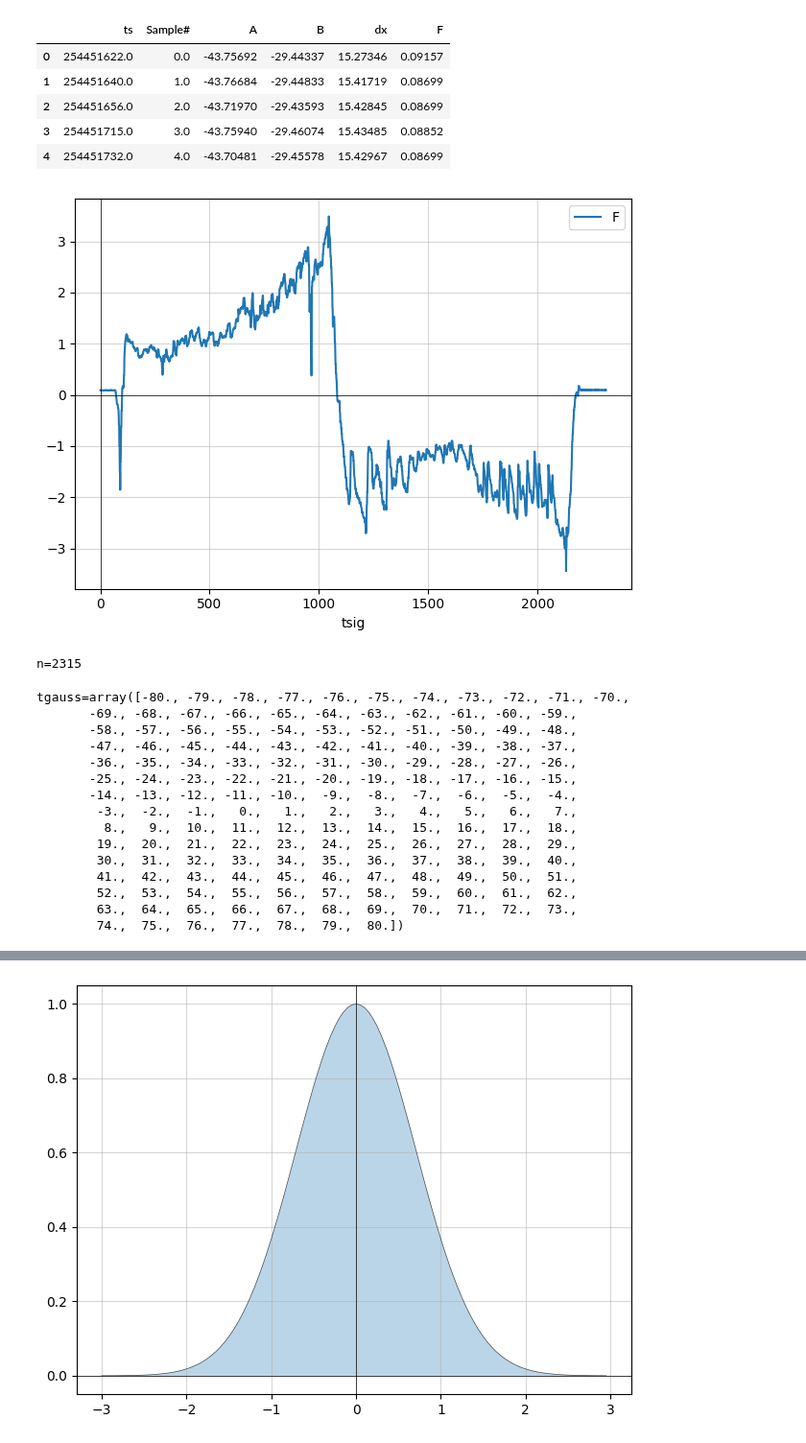
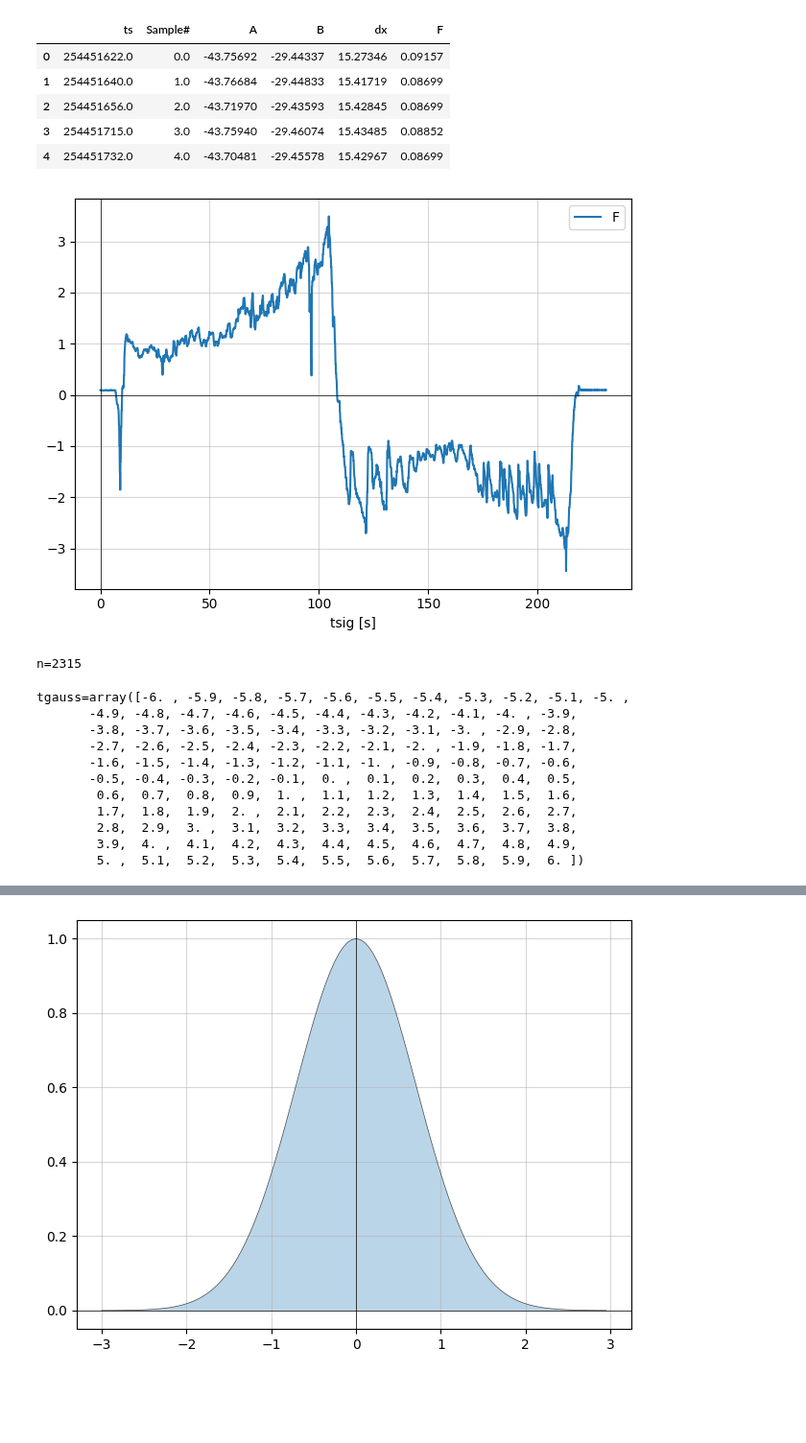
Before and after one commit to marzzelo/SignalProcessing, a Jupyter notebook: TimeSeriesDenoising/mav_gaussian.ipynb, the cells around one changed output, grey strips where cells are left out. Shown at 96% size. Drawn from its saved outputs; the diff is of its cells as text; code cells hidden in the pictures; blank space fills up the shorter version.

```diff
--- a/TimeSeriesDenoising/mav_gaussian.ipynb
+++ b/TimeSeriesDenoising/mav_gaussian.ipynb
@@ -56,11 +58,12 @@ df0.head()
 | 3 | 254451715.0 | 3.0 | -43.75940 | -29.46074 | 15.43485 | 0.08852 |
 | 4 | 254451732.0 | 4.0 | -43.70481 | -29.45578 | 15.42967 | 0.08699 |
 # %%
-df0["tsig"] = df0["Sample#"] - df0["Sample#"][0]
-df0.plot(x="tsig", y="F")
+srate = 10  # 1/s
+df0["tsig"] = (df0["Sample#"] - df0["Sample#"][0]) / srate
+df0.plot(x="tsig", y="F", xlabel="tsig [s]")
 ejes()
 # %% [output]
-[figure, old version]
+[figure, new version]
 # %%
 # Aislamiento de la señal
 tsig = np.array(df0["tsig"])
@@ -69,28 +72,23 @@ n = len(sig)
 print(f"{n=}")
 
 # Gaussian window
-srate = 1000  # Hz
 
-k = 80
-ws = 1000 * np.arange(-k, k+1)  # window samples
+k = 60  # s
+ws = np.arange(-k, k+1)  # window samples
 
-tgauss = ws / srate
+tgauss = ws / srate  # s
 print(f'{tgauss=}')
 # %% [output]
 n=2315
-tgauss=array([-80., -79., -78., -77., -76., -75., -74., -73., -72., -71., -70.,
-       -69., -68., -67., -66., -65., -64., -63., -62., -61., -60., -59.,
-       -58., -57., -56., -55., -54., -53., -52., -51., -50., -49., -48.,
-       -47., -46., -45., -44., -43., -42., -41., -40., -39., -38., -37.,
-       -36., -35., -34., -33., -32., -31., -30., -29., -28., -27., -26.,
-       -25., -24., -23., -22., -21., -20., -19., -18., -17., -16., -15.,
-       -14., -13., -12., -11., -10.,  -9.,  -8.,  -7.,  -6.,  -5.,  -4.,
-        -3.,  -2.,  -1.,   0.,   1.,   2.,   3.,   4.,   5.,   6.,   7.,
-         8.,   9.,  10.,  11.,  12.,  13.,  14.,  15.,  16.,  17.,  18.,
-        19.,  20.,  21.,  22.,  23.,  24.,  25.,  26.,  27.,  28.,  29.,
-        30.,  31.,  32.,  33.,  34.,  35.,  36.,  37.,  38.,  39.,  40.,
-        41.,  42.,  43.,  44.,  45.,  46.,  47.,  48.,  49.,  50.,  51.,
-        52.,  53.,  54.,  55.,  56.,  57.,  58.,  59.,  60.,  61.,  62.,
-        63.,  64.,  65.,  66.,  67.,  68.,  69.,  70.,  71.,  72.,  73.,
-        74.,  75.,  76.,  77.,  78.,  79.,  80.])
+tgauss=array([-6. , -5.9, -5.8, -5.7, -5.6, -5.5, -5.4, -5.3, -5.2, -5.1, -5. ,
+       -4.9, -4.8, -4.7, -4.6, -4.5, -4.4, -4.3, -4.2, -4.1, -4. , -3.9,
+       -3.8, -3.7, -3.6, -3.5, -3.4, -3.3, -3.2, -3.1, -3. , -2.9, -2.8,
+       -2.7, -2.6, -2.5, -2.4, -2.3, -2.2, -2.1, -2. , -1.9, -1.8, -1.7,
+       -1.6, -1.5, -1.4, -1.3, -1.2, -1.1, -1. , -0.9, -0.8, -0.7, -0.6,
+       -0.5, -0.4, -0.3, -0.2, -0.1,  0. ,  0.1,  0.2,  0.3,  0.4,  0.5,
+        0.6,  0.7,  0.8,  0.9,  1. ,  1.1,  1.2,  1.3,  1.4,  1.5,  1.6,
+        1.7,  1.8,  1.9,  2. ,  2.1,  2.2,  2.3,  2.4,  2.5,  2.6,  2.7,
+        2.8,  2.9,  3. ,  3.1,  3.2,  3.3,  3.4,  3.5,  3.6,  3.7,  3.8,
+        3.9,  4. ,  4.1,  4.2,  4.3,  4.4,  4.5,  4.6,  4.7,  4.8,  4.9,
+        5. ,  5.1,  5.2,  5.3,  5.4,  5.5,  5.6,  5.7,  5.8,  5.9,  6. ])
 # %%
```
Also changed, not shown: parts of 8 cells of this notebook, 2 other files.
